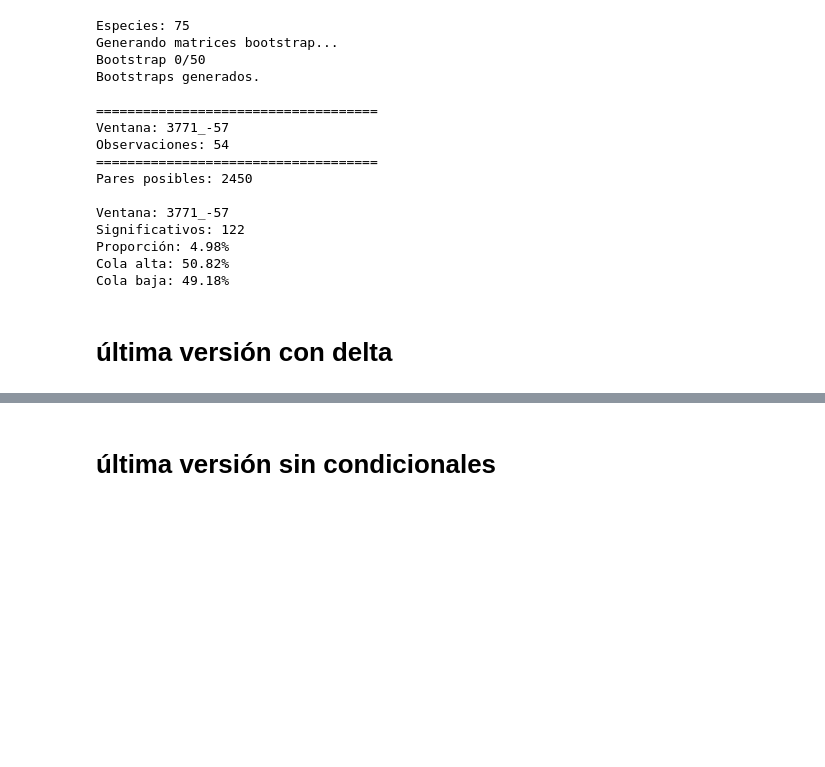
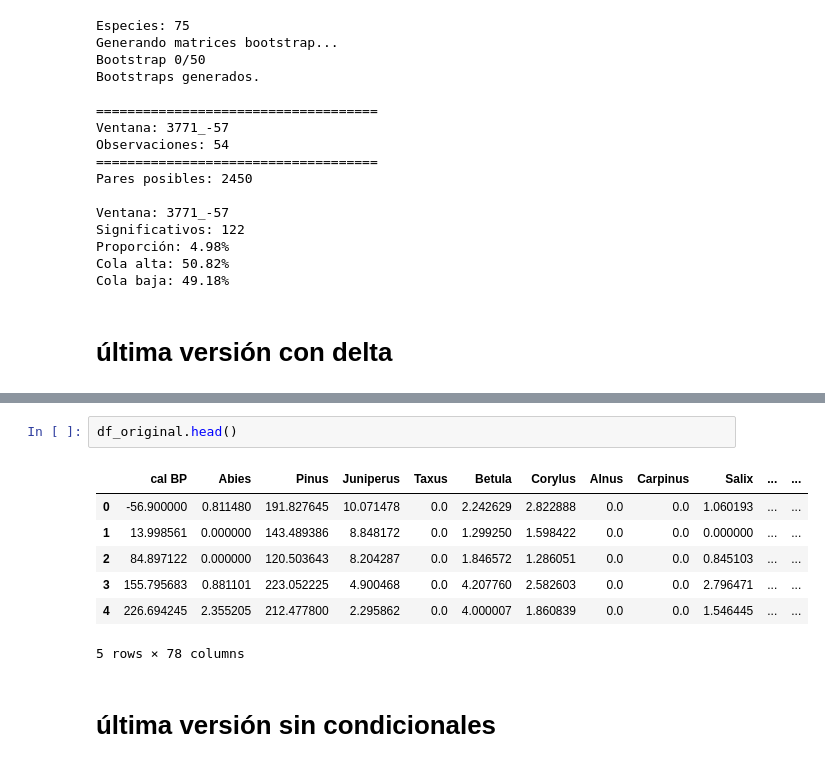
Before and after one commit to anacanoherranz/TFM, a Jupyter notebook: boostrapt/tfm_nb_boost.ipynb, the cells around one changed output, grey strips where cells are left out. Cells and saved outputs as stored; diff of their text form; blank space fills up the shorter version.

```diff
--- a/boostrapt/tfm_nb_boost.ipynb
+++ b/boostrapt/tfm_nb_boost.ipynb
@@ -2209,6 +2211,16 @@ Cola baja: 1696
 Cola alta: 1850
 
 Proceso terminado correctamente.
+# %%
+df_original.head()
+# %% [output]
+|  | cal BP | Abies | Pinus | Juniperus | Taxus | Betula | Corylus | Alnus | Carpinus | Salix | ... | ... |
+| 0 | -56.900000 | 0.811480 | 191.827645 | 10.071478 | 0.0 | 2.242629 | 2.822888 | 0.0 | 0.0 | 1.060193 | ... | ... |
+| 1 | 13.998561 | 0.000000 | 143.489386 | 8.848172 | 0.0 | 1.299250 | 1.598422 | 0.0 | 0.0 | 0.000000 | ... | ... |
+| 2 | 84.897122 | 0.000000 | 120.503643 | 8.204287 | 0.0 | 1.846572 | 1.286051 | 0.0 | 0.0 | 0.845103 | ... | ... |
+| 3 | 155.795683 | 0.881101 | 223.052225 | 4.900468 | 0.0 | 4.207760 | 2.582603 | 0.0 | 0.0 | 2.796471 | ... | ... |
+| 4 | 226.694245 | 2.355205 | 212.477800 | 2.295862 | 0.0 | 4.000007 | 1.860839 | 0.0 | 0.0 | 1.546445 | ... | ... |
+5 rows × 78 columns
 # %% [markdown]
 # última versión sin condicionales
 # %%
```
Also changed, not shown: parts of 2 cells of this notebook.
